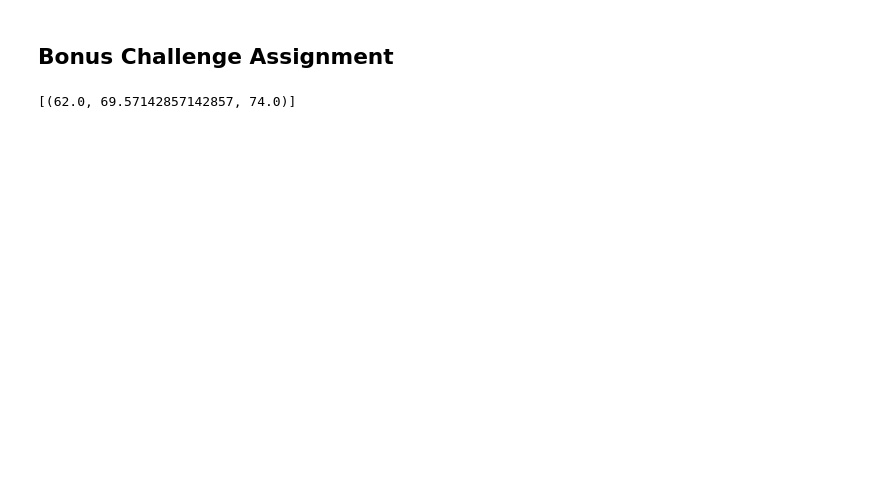
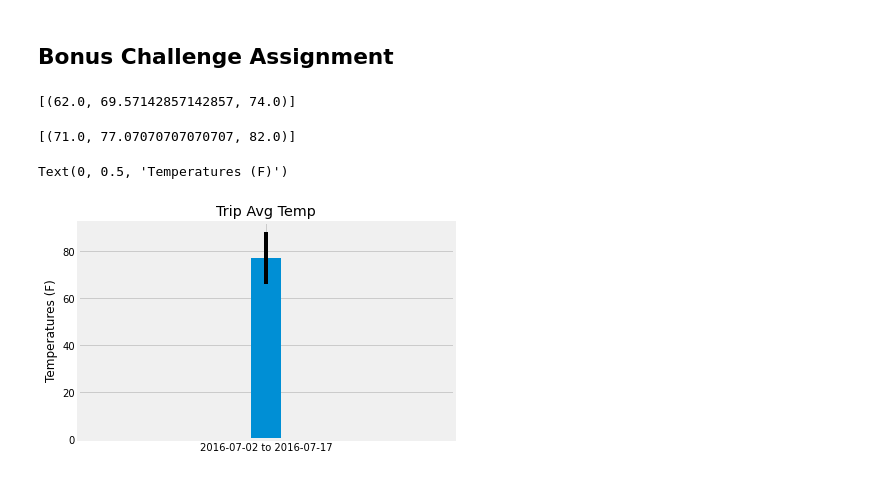
Before and after one commit to Rafael-Brennand/SQLAlchemy-Climate-Analysis, a Jupyter notebook: Climate_Analysis.ipynb, the cells around one changed output. Saved outputs shown, nothing was run; the diff lists cells and outputs as text; code cells hidden in the pictures; blank space fills up the shorter version.

```diff
--- a/Climate_Analysis.ipynb
+++ b/Climate_Analysis.ipynb
@@ -186,11 +186,32 @@ print(calc_temps('2012-02-28', '2012-03-05'))
 # %%
 # Use your previous function `calc_temps` to calculate the tmin, tavg, and tmax
 # for your trip using the previous year's data for those same dates.
+start = '2016-07-02'
+end = '2016-07-17'
+temperatures = calc_temps(start, end)
+temperatures
+# %% [output]
+[(71.0, 77.07070707070707, 82.0)]
 # %%
 # Plot the results from your previous query as a bar chart.
 # Use "Trip Avg Temp" as your Title
 # Use the average temperature for the y value
 # Use the peak-to-peak (tmax-tmin) value as the y error bar (yerr)
+tmin = temperatures [0][0]
+tavg = temperatures [0][1]
+tmax = temperatures [0][2]
+
+y_error = tmax - tmin
+
+trip_duration = "2016-07-02 to 2016-07-17"
+
+plt.bar(trip_duration, tavg, yerr=y_error)
+plt.xlim(-5,5)
+plt.title("Trip Avg Temp")
+plt.ylabel("Temperatures (F)")
+# %% [output]
+Text(0, 0.5, 'Temperatures (F)')
+[figure, added]
 # %%
 # Calculate the total amount of rainfall per weather station for your trip dates using the previous year's matching dates.
 # Sort this in descending order by precipitation amount and list the station, name, latitude, longitude, and elevation
```
Also changed, not shown: parts of 2 cells of this notebook.
